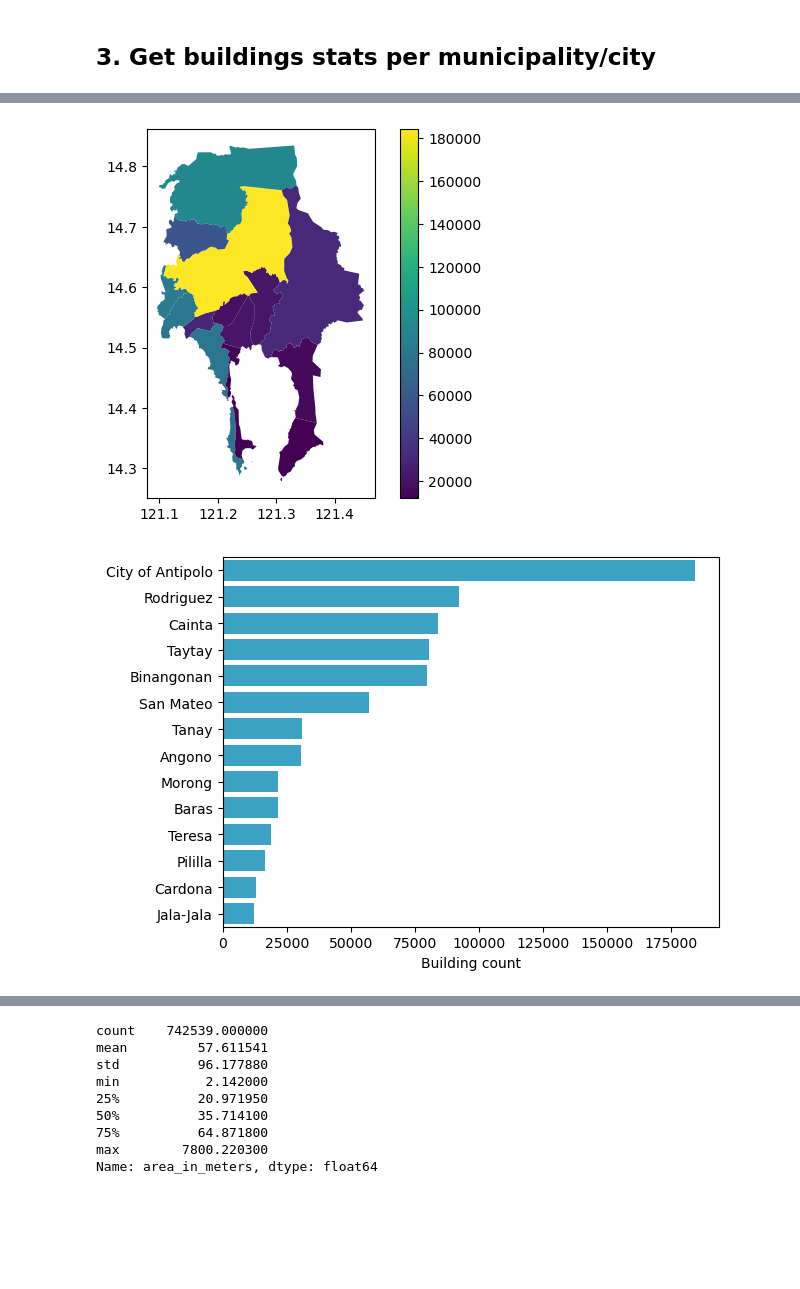
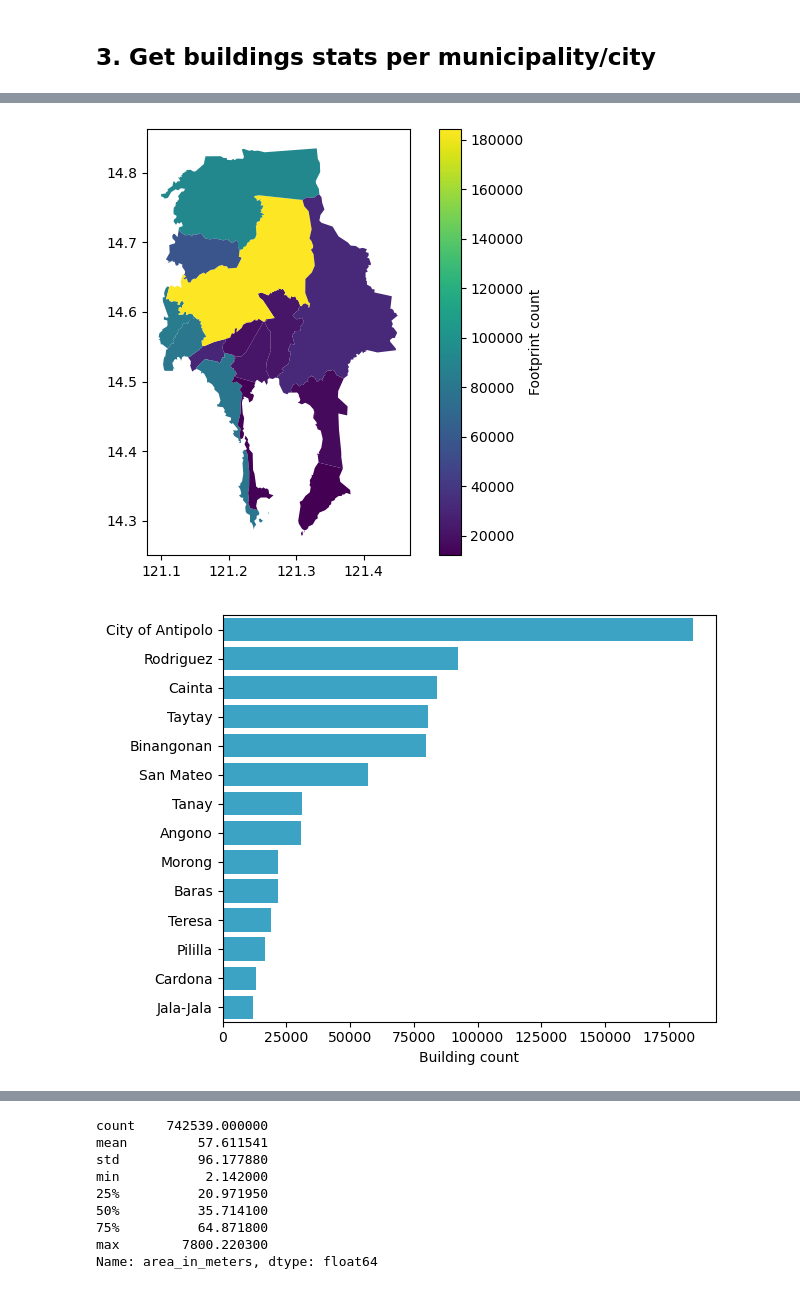
Before and after one commit to jcacperalta/explore-open-buildings, a Jupyter notebook: notebooks/explore_buildings.ipynb, the cells around one changed output, grey strips where cells are left out. Saved outputs shown, nothing was run; the diff lists cells and outputs as text; code cells hidden in the pictures; blank space fills up the shorter version.

```diff
--- a/notebooks/explore_buildings.ipynb
+++ b/notebooks/explore_buildings.ipynb
@@ -86,19 +86,21 @@ data_gdf
 | 12 | Taytay | ADM3 | MULTIPOLYGON (((121.10868 14.5477... | 80669 | 0.704094 | 55.468193 | 28.327169 | ... |
 | 13 | Teresa | ADM3 | MULTIPOLYGON (((121.19015 14.5485... | 18886 | 0.720541 | 62.236094 | 19.811686 | ... |
 # %%
-data_gdf.plot(column='bldg_count', cmap='viridis', legend=True)
+data_gdf.plot(column='bldg_count', cmap='viridis', legend=True, legend_kwds={'label': 'Footprint count'})
+plt.tight_layout()
 plt.savefig("../figs/open_bldgs_count_map.png", facecolor='white', transparent=False)
 # %% [output]
-[figure, old version]
+[figure, new version]
 # %%
 # Building count
 sns.barplot(data_gdf.sort_values(by='bldg_count', ascending=False)\
             ,x="bldg_count",y="municipality", color='#25afdc')
 plt.ylabel("")
 plt.xlabel("Building count")
-plt.savefig("../figs/open_bldgs_count_per_area.png", facecolor='white', transparent=False)
+plt.tight_layout()
+plt.savefig("../figs/open_bldgs_count.png", facecolor='white', transparent=False)
 # %% [output]
-[figure, old version]
+[figure, new version]
 # %%
 # Building count per unit area
 sns.barplot(data_gdf.sort_values(by='bldg_count_per_sq_km', ascending=False)\
```
Also changed, not shown: parts of 4 cells of this notebook, 6 other files.
